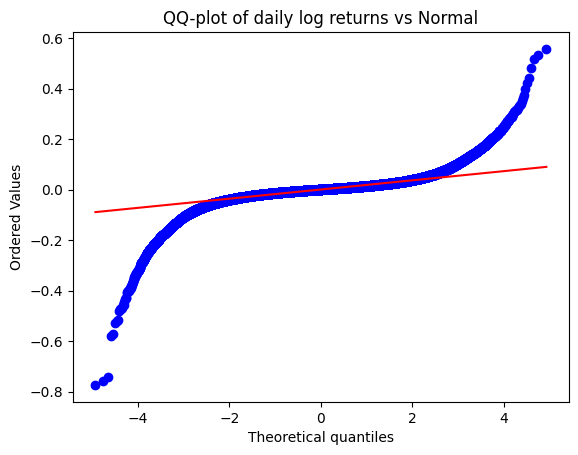
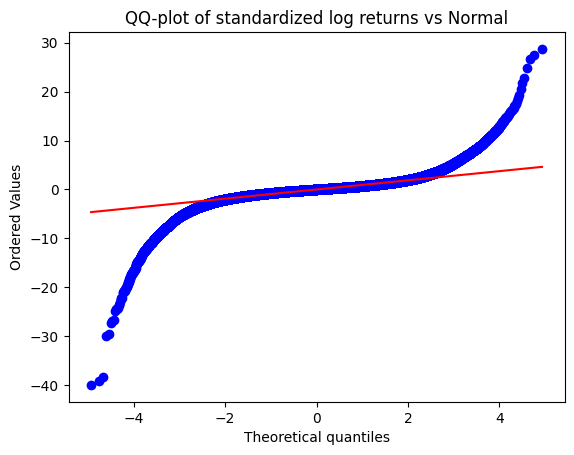
The change to this notebook cell's code, shown as a diff; its figure went from the first image to the second:
--- before
+++ after
@@ -1,5 +1,9 @@
 import scipy.stats as stats
 
-stats.probplot(returns, dist="norm", plot=plt)
-plt.title("QQ-plot of daily log returns vs Normal")
+standardized_returns = (
+    returns - returns.mean()
+) / returns.std()
+
+stats.probplot(standardized_returns, dist="norm", plot=plt)
+plt.title("QQ-plot of standardized log returns vs Normal")
 plt.show()

Commit: Comparaison arithmetic vs log